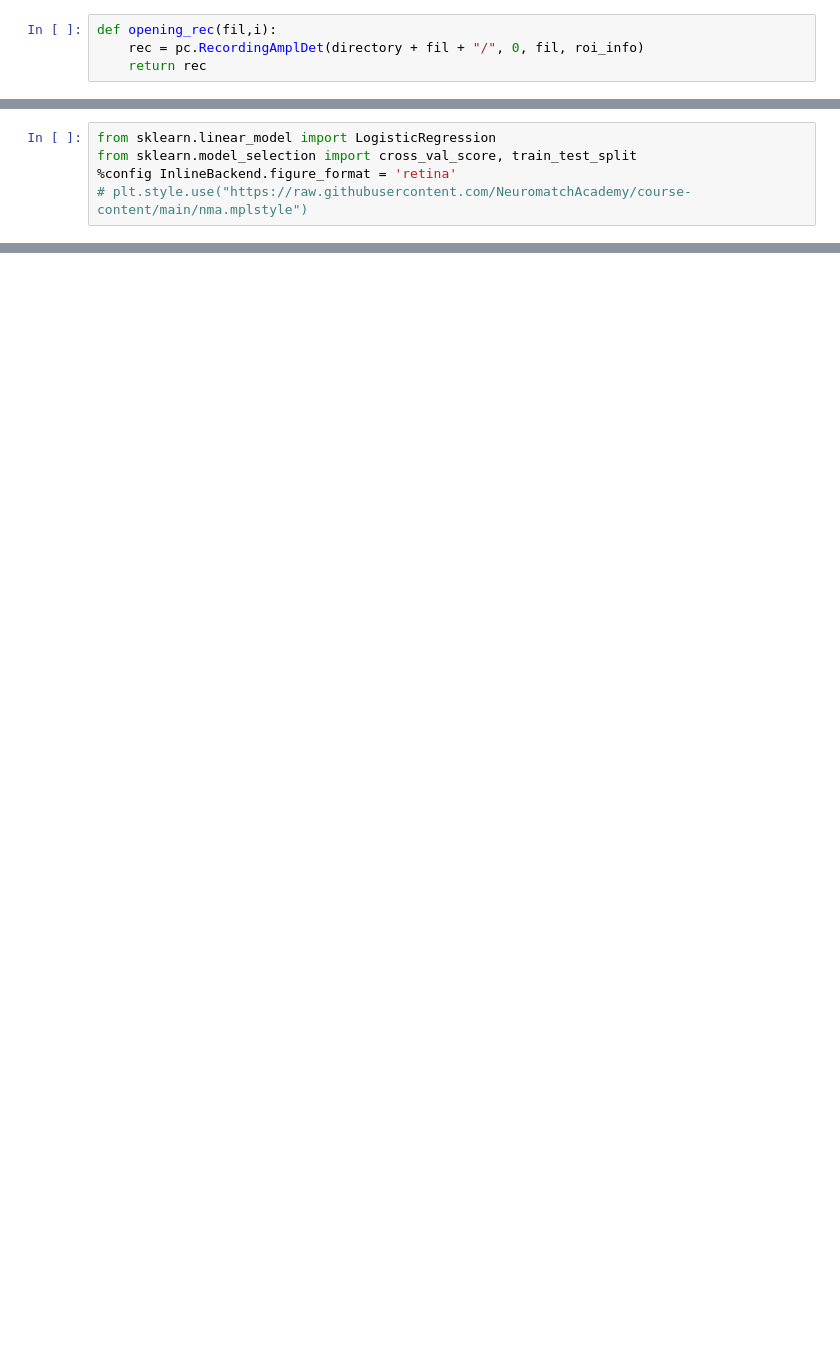
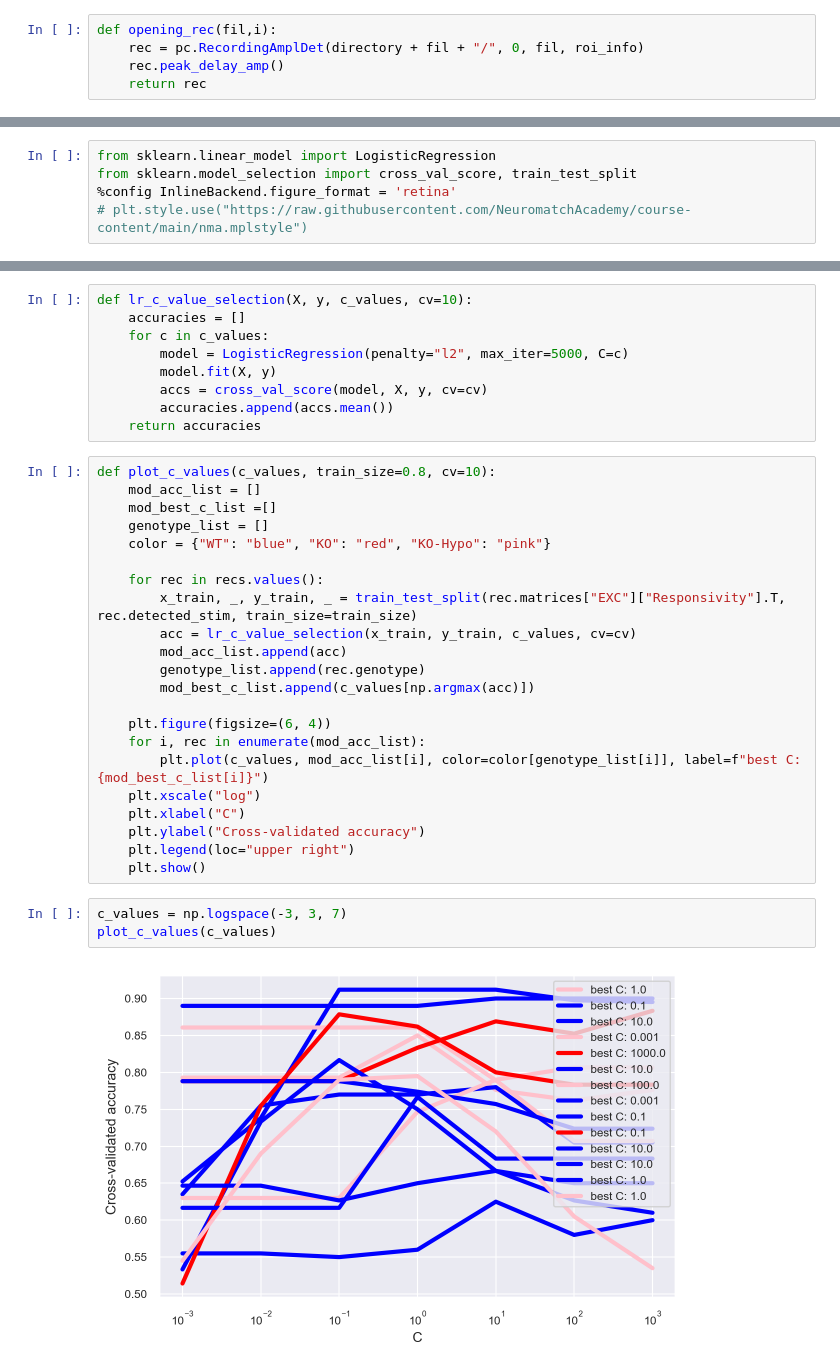
Before and after one commit to OuraniaSem/Percephone, a Jupyter notebook: Figures/Decoding_responsivity.ipynb, the cells around one changed output, grey strips where cells are left out. Drawn from its saved outputs; the diff is of its cells as text; blank space fills up the shorter version.

Commit message:
Logistic Regression on responsivity decoding

```diff
--- a/Figures/Decoding_responsivity.ipynb
+++ b/Figures/Decoding_responsivity.ipynb
@@ -37,6 +39,7 @@ files_ = [file for file in files if file.endswith("synchro")]
 # %%
 def opening_rec(fil,i):
     rec = pc.RecordingAmplDet(directory + fil + "/", 0, fil, roi_info)
+    rec.peak_delay_amp()
     return rec
 # %%
 workers = cpu_count()
@@ -149,0 +194,36 @@ array([0., 0., 0., ..., 0., 0., 0.])
+# %%
+def lr_c_value_selection(X, y, c_values, cv=10):
+    accuracies = []
+    for c in c_values:
+        model = LogisticRegression(penalty="l2", max_iter=5000, C=c)
+        model.fit(X, y)
+        accs = cross_val_score(model, X, y, cv=cv)
+        accuracies.append(accs.mean())
+    return accuracies
+# %%
+def plot_c_values(c_values, train_size=0.8, cv=10):
+    mod_acc_list = []
+    mod_best_c_list =[]
+    genotype_list = []
+    color = {"WT": "blue", "KO": "red", "KO-Hypo": "pink"}
+
+    for rec in recs.values():
+        x_train, _, y_train, _ = train_test_split(rec.matrices["EXC"]["Responsivity"].T, rec.detected_stim, train_size=train_size)
+        acc = lr_c_value_selection(x_train, y_train, c_values, cv=cv)
+        mod_acc_list.append(acc)
+        genotype_list.append(rec.genotype)
+        mod_best_c_list.append(c_values[np.argmax(acc)])
+
+    plt.figure(figsize=(6, 4))
+    for i, rec in enumerate(mod_acc_list):
+        plt.plot(c_values, mod_acc_list[i], color=color[genotype_list[i]], label=f"best C: {mod_best_c_list[i]}")
+    plt.xscale("log")
+    plt.xlabel("C")
+    plt.ylabel("Cross-validated accuracy")
+    plt.legend(loc="upper right")
+    plt.show()
+# %%
+c_values = np.logspace(-3, 3, 7)
+plot_c_values(c_values)
+# %% [output]
+[figure, added]
```
Also changed, not shown: parts of 13 cells of this notebook.
